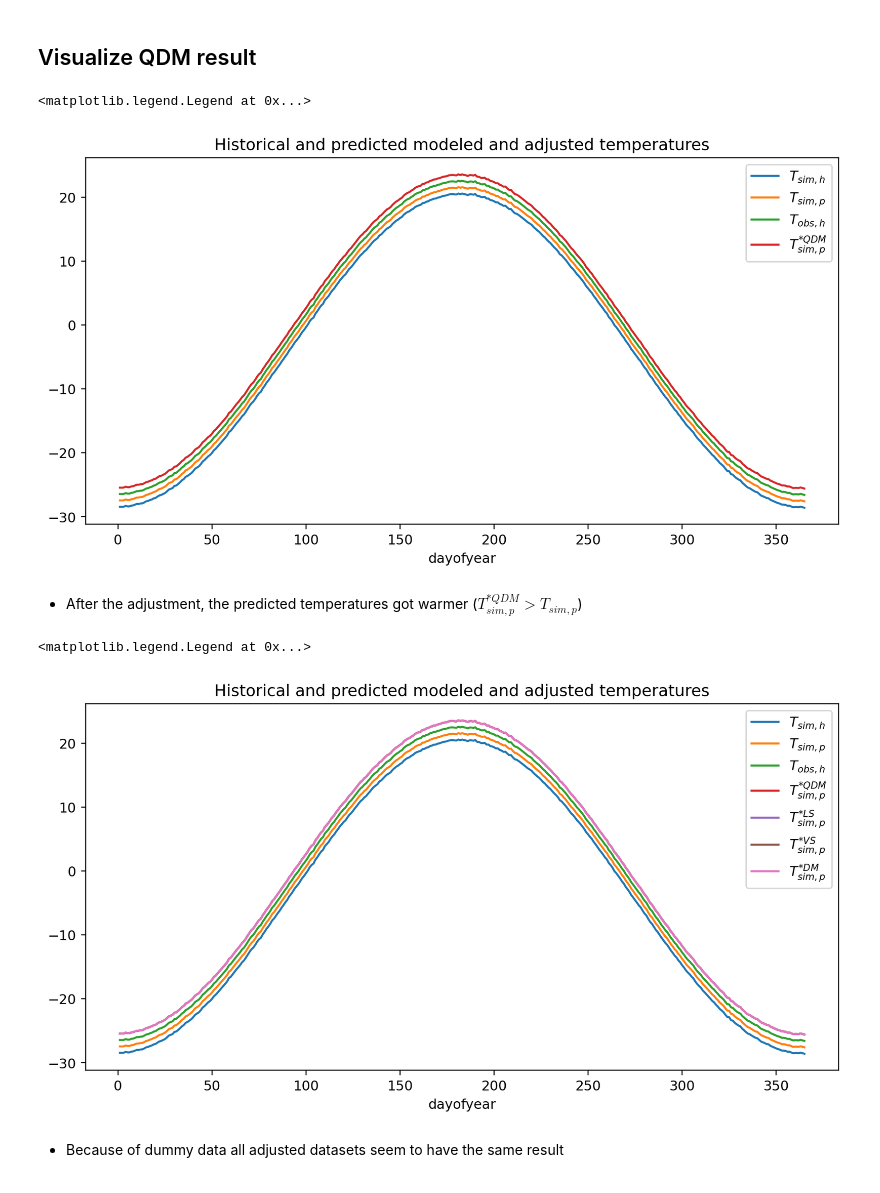
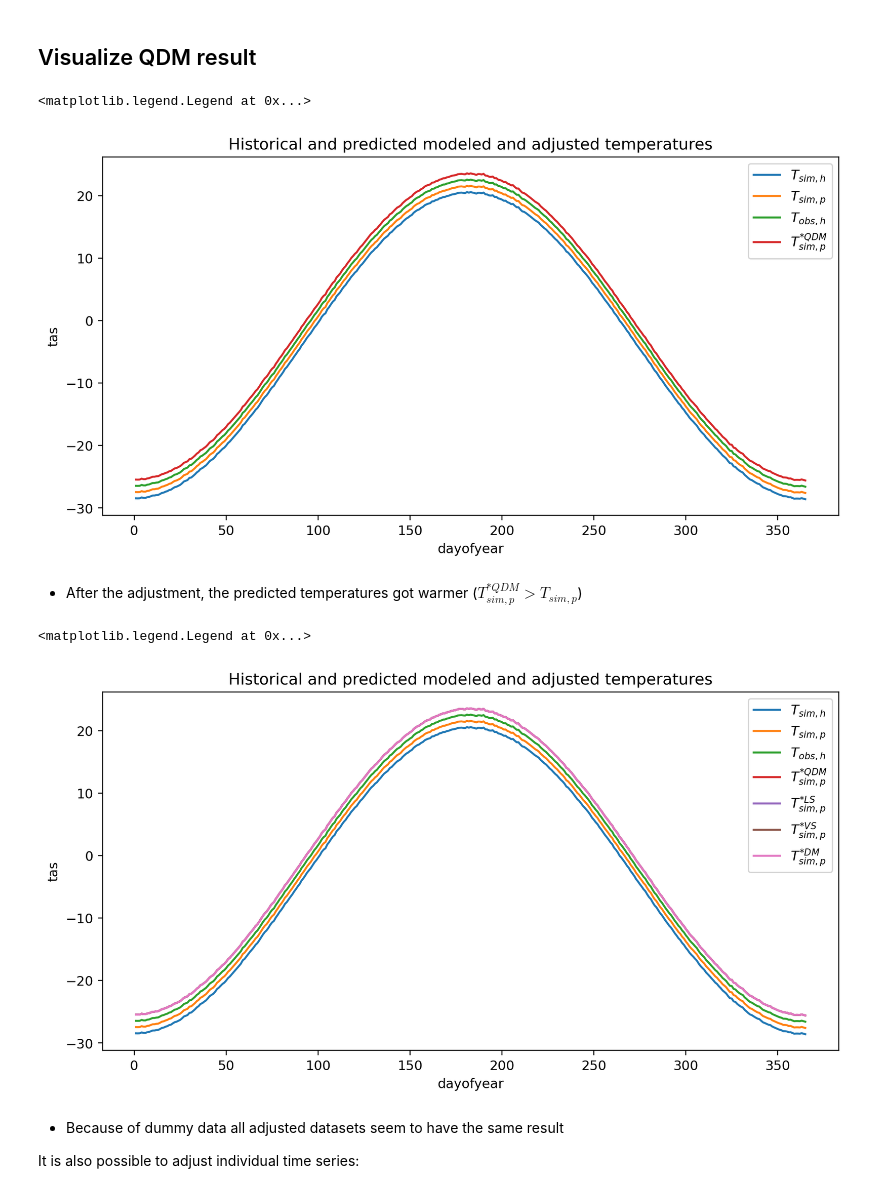
Before and after one commit to btschwertfeger/python-cmethods, a Jupyter notebook: examples.ipynb, the cells around one changed output. Saved outputs shown, nothing was run; the diff lists cells and outputs as text; code cells hidden in the pictures.

```diff
--- a/examples.ipynb
+++ b/examples.ipynb
@@ -71,11 +71,12 @@ cm = CMethods()
 # %% [markdown]
 ## Apply QDM adjustment
 # %%
+# to adjust a 3d dataset
 qdm_result = cm.adjust_2d(
     method = 'quantile_delta_mapping',
-    obs = obsh,
-    simh = simh,
-    simp = simp,
+    obs = obsh['tas'],
+    simh = simh['tas'],
+    simp = simp['tas'],
     n_quaniles = 100,
     kind = '+',
 )
@@ -83,15 +84,15 @@ qdm_result = cm.adjust_2d(
 ## Visualize QDM result
 # %%
 plt.figure(figsize=(10,5),dpi=216)
-simh.groupby('time.dayofyear').mean(...).plot(label='$T_{sim,h}$')
-simp.groupby('time.dayofyear').mean(...).plot(label='$T_{sim,p}$')
-obsh.groupby('time.dayofyear').mean(...).plot(label='$T_{obs,h}$')
+simh['tas'].groupby('time.dayofyear').mean(...).plot(label='$T_{sim,h}$')
+simp['tas'].groupby('time.dayofyear').mean(...).plot(label='$T_{sim,p}$')
+obsh['tas'].groupby('time.dayofyear').mean(...).plot(label='$T_{obs,h}$')
 qdm_result.groupby('time.dayofyear').mean(...).plot(label='$T^{*QDM}_{sim,p}$')
 plt.title('Historical and predicted modeled and adjusted temperatures')
 plt.legend()
 # %% [output]
 <matplotlib.legend.Legend at 0x...>
-[figure, old version]
+[figure, new version]
 # %% [markdown]
 * After the adjustment, the predicted temperatures got warmer ($T^{*QDM}_{sim,p} > T_{sim,p}$)
 # %%
@@ -101,8 +102,8 @@ dm_result = cm.adjust_2d( method = 'delta_method', obs = obsh, simh = simh, simp
 # %%
 plt.figure(figsize=(10,5),dpi=216)
-simh.groupby('time.dayofyear').mean(...).plot(label='$T_{sim,h}$')
-simp.groupby('time.dayofyear').mean(...).plot(label='$T_{sim,p}$')
-obsh.groupby('time.dayofyear').mean(...).plot(label='$T_{obs,h}$')
+simh['tas'].groupby('time.dayofyear').mean(...).plot(label='$T_{sim,h}$')
+simp['tas'].groupby('time.dayofyear').mean(...).plot(label='$T_{sim,p}$')
+obsh['tas'].groupby('time.dayofyear').mean(...).plot(label='$T_{obs,h}$')
 qdm_result.groupby('time.dayofyear').mean(...).plot(label='$T^{*QDM}_{sim,p}$')
 ls_result.groupby('time.dayofyear').mean(...).plot(label='$T^{*LS}_{sim,p}$')
 vs_result.groupby('time.dayofyear').mean(...).plot(label='$T^{*VS}_{sim,p}$')
@@ -111,6 +112,8 @@ plt.title('Historical and predicted modeled and adjusted temperatures')
 plt.legend()
 # %% [output]
 <matplotlib.legend.Legend at 0x...>
-[figure, old version]
+[figure, new version]
 # %% [markdown]
 * Because of dummy data all adjusted datasets seem to have the same result
+
+It is also possible to adjust individual time series:
```
Also changed, not shown: parts of 6 cells of this notebook, 2 other files.
